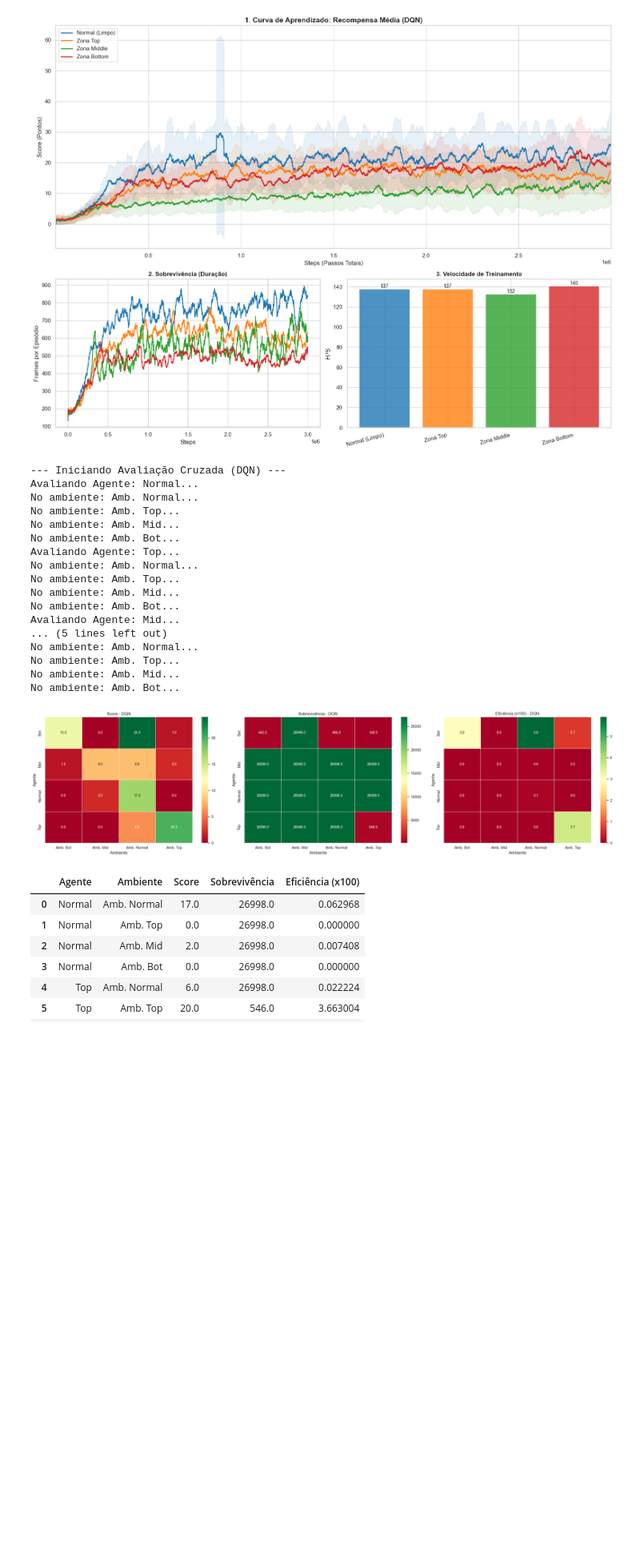
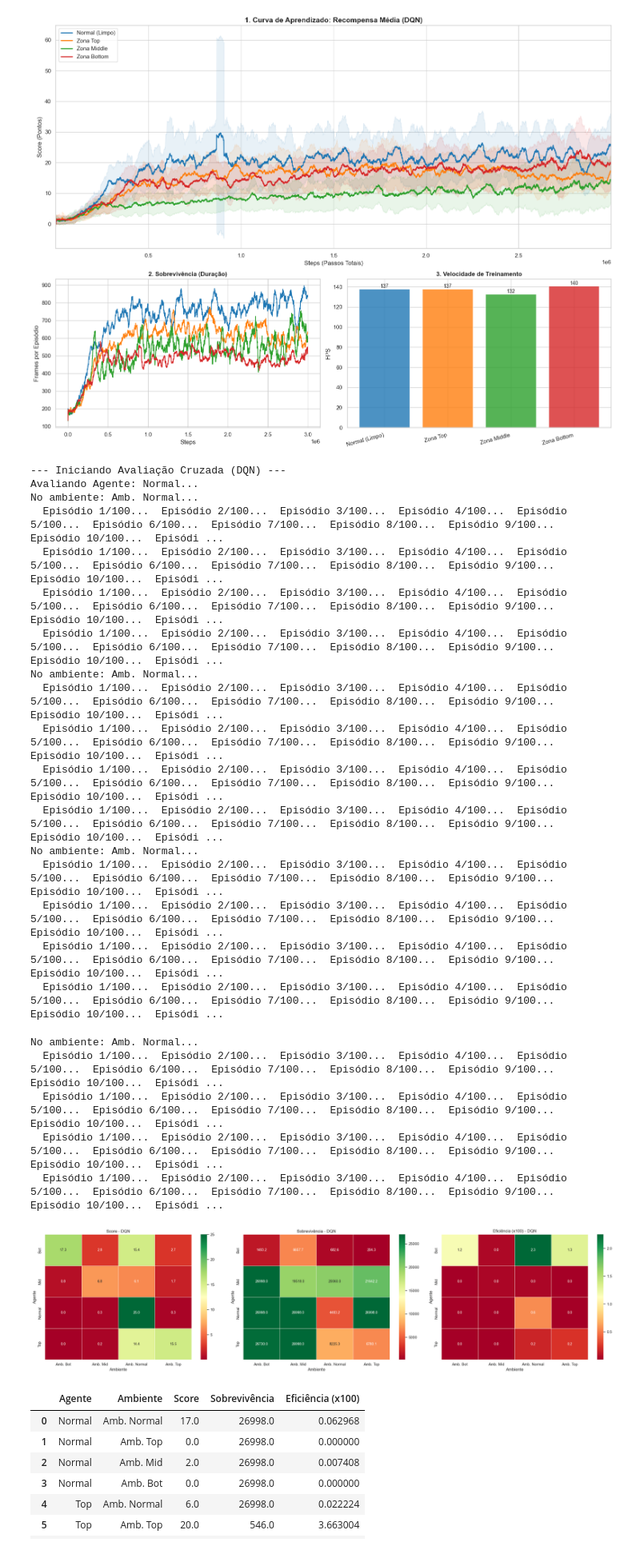
Before and after one commit to VitorBSP/BlurRL, a Jupyter notebook: analise_breakout_dqn.ipynb, the cells around one changed output. Shown: that part at 80% size. Cells and saved outputs as stored; diff of their text form; code cells hidden in the pictures; blank space fills up the shorter version.

```diff
--- a/analise_breakout_dqn.ipynb
+++ b/analise_breakout_dqn.ipynb
@@ -533,23 +530,28 @@ def run_cross_eval(algo_class, base_folder, n_episodes=20):
 
     return df
 # %%
-df = run_cross_eval(DQN, "treino_dqn", n_episodes=1)
+df = run_cross_eval(DQN, "treino_dqn", n_episodes=100)
 # %% [output]
 --- Iniciando Avaliação Cruzada (DQN) ---
 Avaliando Agente: Normal...
 No ambiente: Amb. Normal...
-No ambiente: Amb. Top...
-No ambiente: Amb. Mid...
-No ambiente: Amb. Bot...
-Avaliando Agente: Top...
+  Episódio 1/100...  Episódio 2/100...  Episódio 3/100...  Episódio 4/100...  Episódio 5/100...  Episódio 6/100...  Episódio 7/100...  Episódio 8/100...  Episódio 9/100...  Episódio 10/100...  Episódi ...
+  Episódio 1/100...  Episódio 2/100...  Episódio 3/100...  Episódio 4/100...  Episódio 5/100...  Episódio 6/100...  Episódio 7/100...  Episódio 8/100...  Episódio 9/100...  Episódio 10/100...  Episódi ...
+  Episódio 1/100...  Episódio 2/100...  Episódio 3/100...  Episódio 4/100...  Episódio 5/100...  Episódio 6/100...  Episódio 7/100...  Episódio 8/100...  Episódio 9/100...  Episódio 10/100...  Episódi ...
+  Episódio 1/100...  Episódio 2/100...  Episódio 3/100...  Episódio 4/100...  Episódio 5/100...  Episódio 6/100...  Episódio 7/100...  Episódio 8/100...  Episódio 9/100...  Episódio 10/100...  Episódi ...
 No ambiente: Amb. Normal...
-No ambiente: Amb. Top...
-No ambiente: Amb. Mid...
-No ambiente: Amb. Bot...
-Avaliando Agente: Mid...
-... (5 lines left out)
+  Episódio 1/100...  Episódio 2/100...  Episódio 3/100...  Episódio 4/100...  Episódio 5/100...  Episódio 6/100...  Episódio 7/100...  Episódio 8/100...  Episódio 9/100...  Episódio 10/100...  Episódi ...
+  Episódio 1/100...  Episódio 2/100...  Episódio 3/100...  Episódio 4/100...  Episódio 5/100...  Episódio 6/100...  Episódio 7/100...  Episódio 8/100...  Episódio 9/100...  Episódio 10/100...  Episódi ...
+  Episódio 1/100...  Episódio 2/100...  Episódio 3/100...  Episódio 4/100...  Episódio 5/100...  Episódio 6/100...  Episódio 7/100...  Episódio 8/100...  Episódio 9/100...  Episódio 10/100...  Episódi ...
+  Episódio 1/100...  Episódio 2/100...  Episódio 3/100...  Episódio 4/100...  Episódio 5/100...  Episódio 6/100...  Episódio 7/100...  Episódio 8/100...  Episódio 9/100...  Episódio 10/100...  Episódi ...
 No ambiente: Amb. Normal...
-No ambiente: Amb. Top...
-No ambiente: Amb. Mid...
-No ambiente: Amb. Bot...
+  Episódio 1/100...  Episódio 2/100...  Episódio 3/100...  Episódio 4/100...  Episódio 5/100...  Episódio 6/100...  Episódio 7/100...  Episódio 8/100...  Episódio 9/100...  Episódio 10/100...  Episódi ...
+  Episódio 1/100...  Episódio 2/100...  Episódio 3/100...  Episódio 4/100...  Episódio 5/100...  Episódio 6/100...  Episódio 7/100...  Episódio 8/100...  Episódio 9/100...  Episódio 10/100...  Episódi ...
+  Episódio 1/100...  Episódio 2/100...  Episódio 3/100...  Episódio 4/100...  Episódio 5/100...  Episódio 6/100...  Episódio 7/100...  Episódio 8/100...  Episódio 9/100...  Episódio 10/100...  Episódi ...
+  Episódio 1/100...  Episódio 2/100...  Episódio 3/100...  Episódio 4/100...  Episódio 5/100...  Episódio 6/100...  Episódio 7/100...  Episódio 8/100...  Episódio 9/100...  Episódio 10/100...  Episódi ...
+No ambiente: Amb. Normal...
+  Episódio 1/100...  Episódio 2/100...  Episódio 3/100...  Episódio 4/100...  Episódio 5/100...  Episódio 6/100...  Episódio 7/100...  Episódio 8/100...  Episódio 9/100...  Episódio 10/100...  Episódi ...
+  Episódio 1/100...  Episódio 2/100...  Episódio 3/100...  Episódio 4/100...  Episódio 5/100...  Episódio 6/100...  Episódio 7/100...  Episódio 8/100...  Episódio 9/100...  Episódio 10/100...  Episódi ...
+  Episódio 1/100...  Episódio 2/100...  Episódio 3/100...  Episódio 4/100...  Episódio 5/100...  Episódio 6/100...  Episódio 7/100...  Episódio 8/100...  Episódio 9/100...  Episódio 10/100...  Episódi ...
+  Episódio 1/100...  Episódio 2/100...  Episódio 3/100...  Episódio 4/100...  Episódio 5/100...  Episódio 6/100...  Episódio 7/100...  Episódio 8/100...  Episódio 9/100...  Episódio 10/100...  Episódi ...
-[figure, old version]
+[figure, new version]
```
Also changed, not shown: parts of 6 cells of this notebook, 23 other files.
